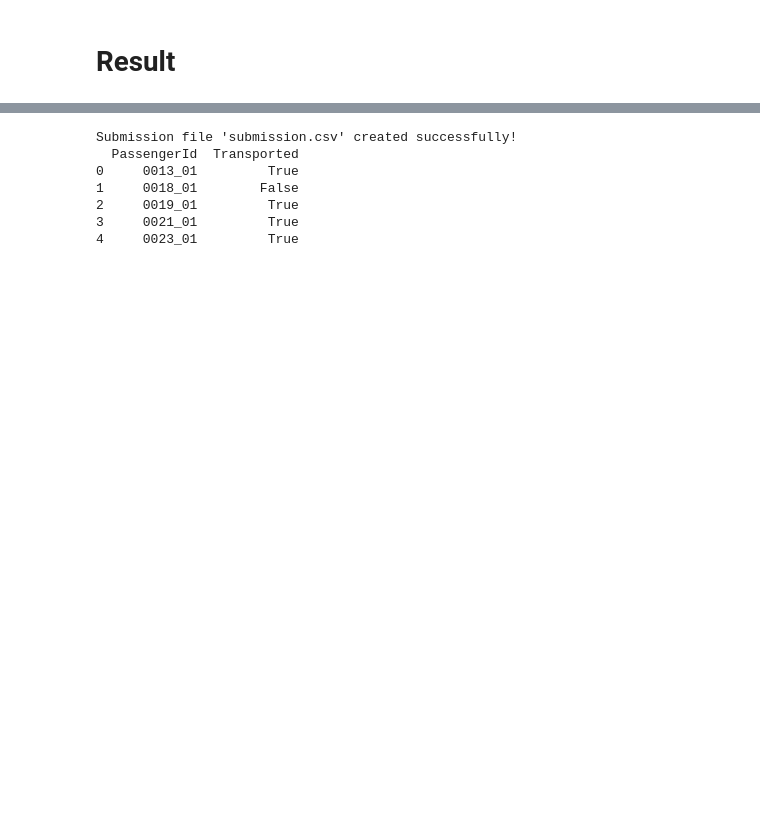
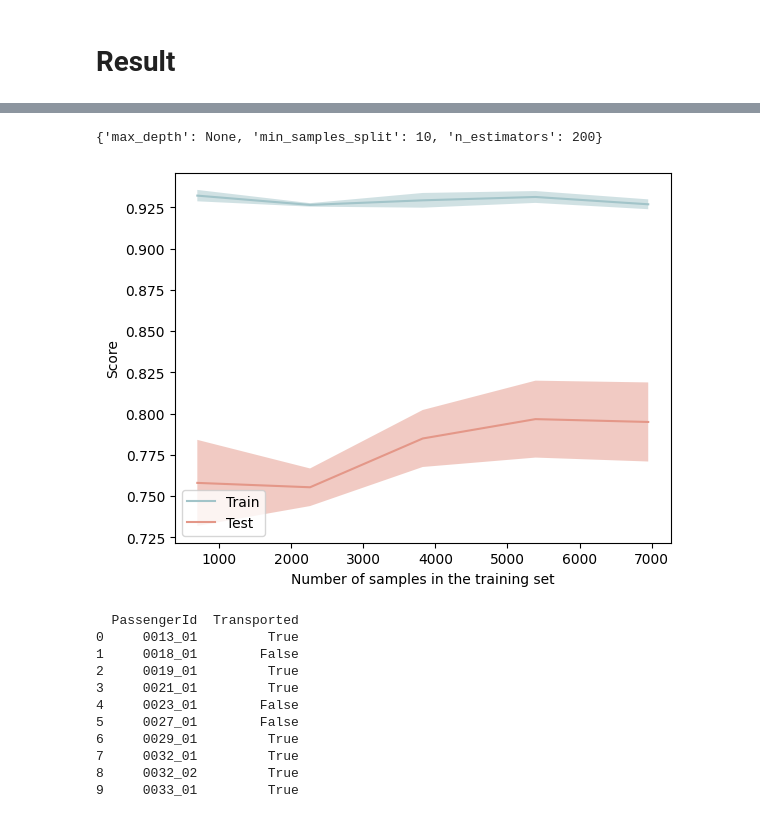
Before and after one commit to Elliefffish/ml-final-Stitanic, a Jupyter notebook: 「ml_final_project_ipynb」的副本.ipynb, the cells around one changed output, grey strips where cells are left out. Saved outputs shown, nothing was run; the diff lists cells and outputs as text; code cells hidden in the pictures; blank space fills up the shorter version.

```diff
--- a/「ml_final_project_ipynb」的副本.ipynb
+++ b/「ml_final_project_ipynb」的副本.ipynb
@@ -993,0 +944,5 @@ score(grid_result)
+# %%
+# Iterate over models and perform tuning/evaluation
+(model, params) = models_with_params['XGBoost']
+result = tune_and_evaluate_model('XGBoost', model, params, X_train, y_train, X_val, y_val)
+results.append(result)
@@ -1024,3 +1022,22 @@ y_test_pred = best_model.predict(X_test)
+# %%
+X = passenger.drop(['Transported','Cabin_size'], axis=1)
+y = passenger['Transported']
+X_test = passenger_test.drop(['Cabin_size'], axis=1)
+X = preprocessor.fit_transform(X)
+X_test = preprocessor.transform(X_test)
+# %%
+
+from sklearn.model_selection import LearningCurveDisplay
+best_para = results[1].get('Best Params')
+print(best_para)
+best_model = RandomForestClassifier(**best_para, random_state=42)
+#best_model.fit(X, y)
+#y_test_pred = best_model.predict(X_test)
+LearningCurveDisplay.from_estimator(best_model, X, y, cv=5)
+plt.show()
+# %% [output]
+{'max_depth': None, 'min_samples_split': 10, 'n_estimators': 200}
+[figure, added]
 # %%
 # Prepare the submission DataFrame
 submission = pd.DataFrame({
@@ -1037,12 +1054,16 @@ submission.to_csv('submission.csv', index=False)
 print("Submission file 'submission.csv' created successfully!")
 
 # Display the first few rows of the submission DataFrame
-print(submission.head())
+print(submission.head(10))
 # %% [output]
-Submission file 'submission.csv' created successfully!
   PassengerId  Transported
 0     0013_01         True
 1     0018_01        False
 2     0019_01         True
 3     0021_01         True
-4     0023_01         True
+4     0023_01        False
+5     0027_01        False
+6     0029_01         True
+7     0032_01         True
+8     0032_02         True
+9     0033_01         True
```
Also changed, not shown: parts of 24 cells of this notebook.
